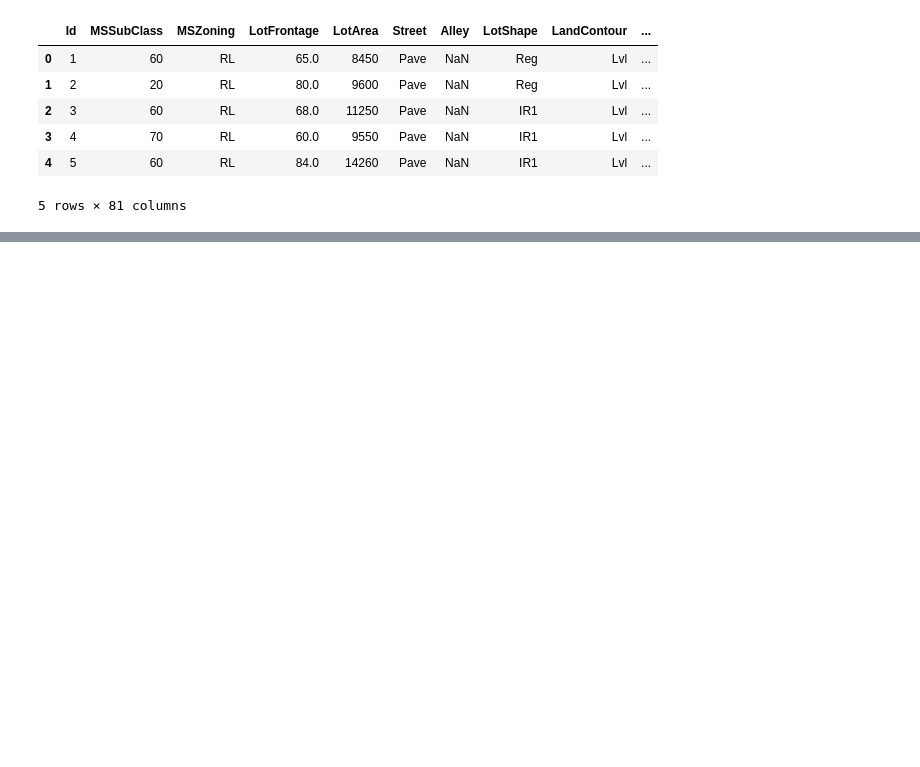
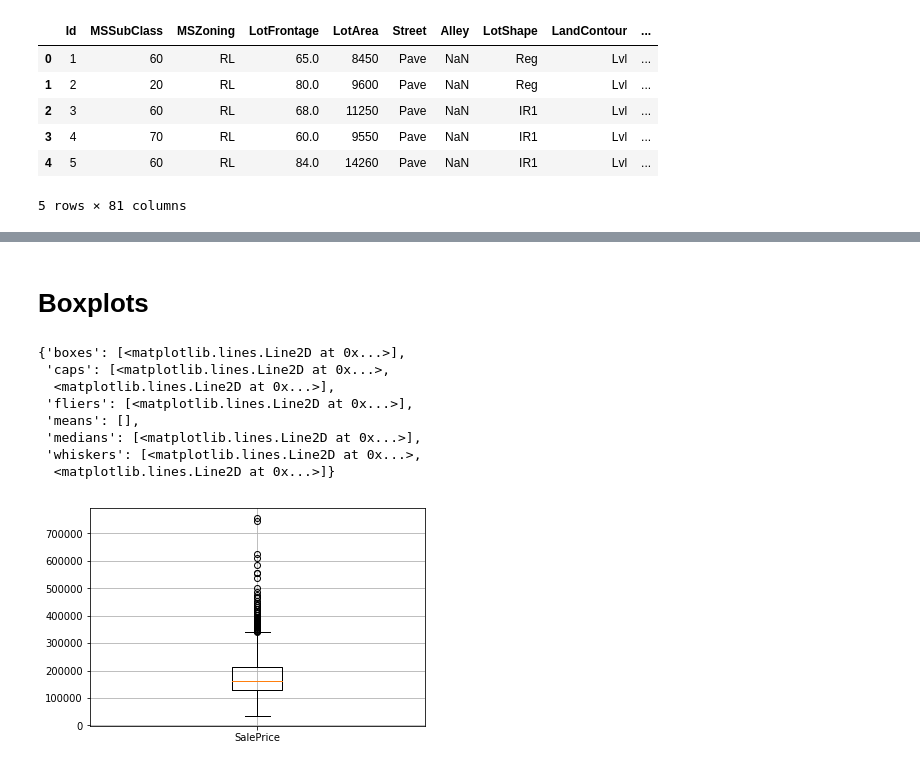
Before and after one commit to amitkabra59/Housing-Prices, a Jupyter notebook: house_pricing.ipynb, the cells around one changed output, grey strips where cells are left out. Drawn from its saved outputs; the diff is of its cells as text; code cells hidden in the pictures; blank space fills up the shorter version.

```diff
--- a/house_pricing.ipynb
+++ b/house_pricing.ipynb
@@ -17,0 +165,15 @@ df.head(5)
+# %% [markdown]
+# Boxplots
+# %%
+plt.grid(which='major', axis='both')
+plt.boxplot(train['SalePrice'], labels=['SalePrice'])
+# %% [output]
+{'boxes': [<matplotlib.lines.Line2D at 0x...>],
+ 'caps': [<matplotlib.lines.Line2D at 0x...>,
+  <matplotlib.lines.Line2D at 0x...>],
+ 'fliers': [<matplotlib.lines.Line2D at 0x...>],
+ 'means': [],
+ 'medians': [<matplotlib.lines.Line2D at 0x...>],
+ 'whiskers': [<matplotlib.lines.Line2D at 0x...>,
+  <matplotlib.lines.Line2D at 0x...>]}
+[figure, added]
```
Also changed, not shown: parts of 23 cells of this notebook.
